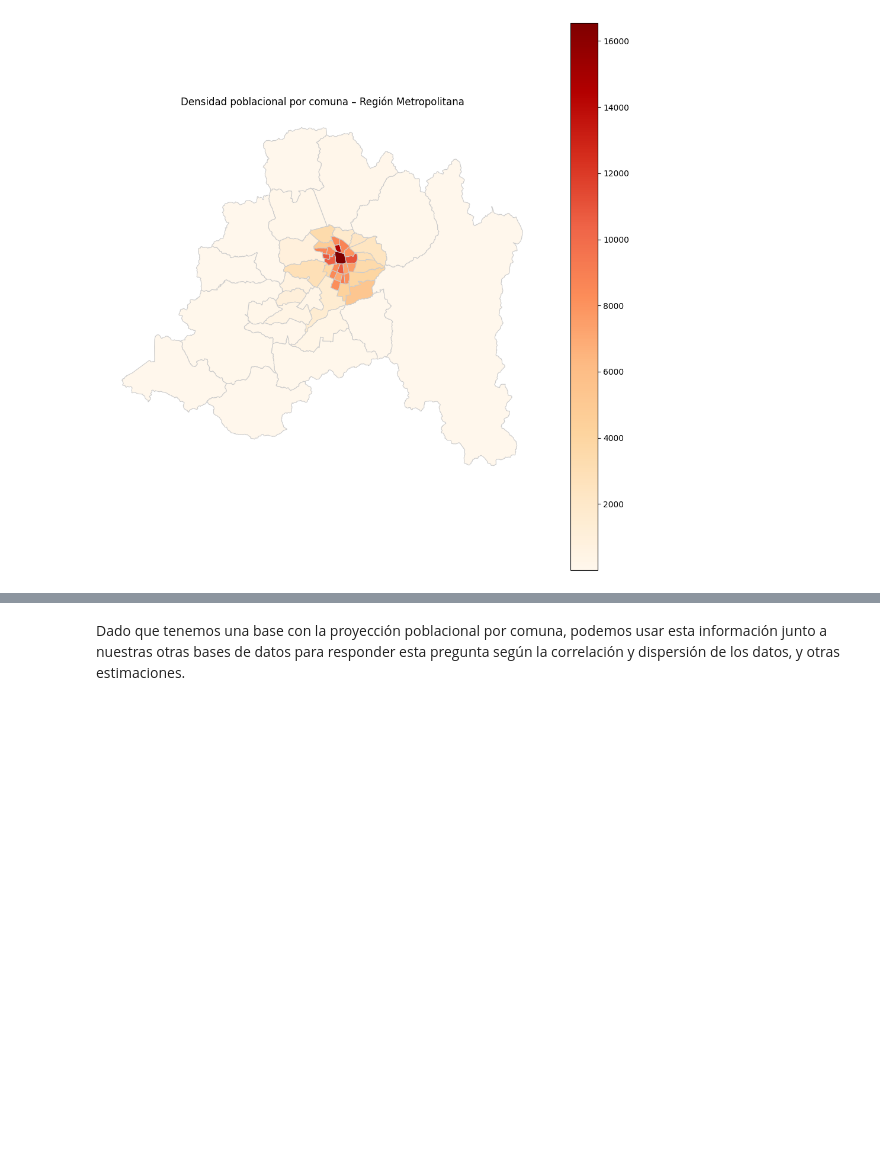
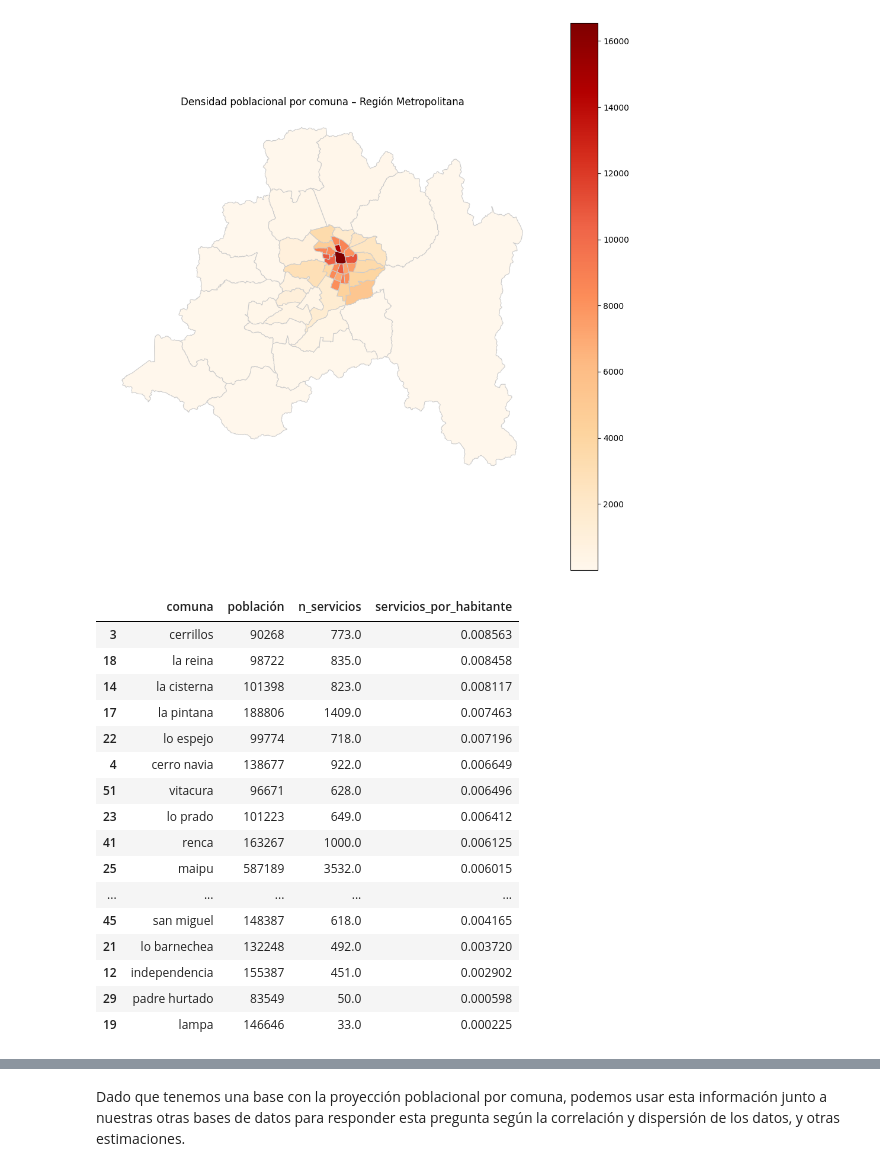
Before and after one commit to vpardoss/squadecaedro, a Jupyter notebook: notebooks/squadecaedro_propuesta.ipynb, the cells around one changed output, grey strips where cells are left out. Cells and saved outputs as stored; diff of their text form; code cells hidden in the pictures; blank space fills up the shorter version.

```diff
--- a/notebooks/squadecaedro_propuesta.ipynb
+++ b/notebooks/squadecaedro_propuesta.ipynb
@@ -167,0 +175,36 @@ plt.show()
+# %%
+import unicodedata
+# Apartamos las comunas con su respectiva población y estandarizamos los nombres de las comunas
+df_comunas = df_densidad[['comuna', 'población']].copy()
+df_comunas['comuna'] = (df_comunas['comuna'].str.normalize("NFD").str.encode("ascii", "ignore").str.decode("utf-8").str.lower())
+#Aplicamos la misma estandarización para la cantidad de micros por comuna
+df_grouped['comuna'] = (df_grouped['comuna'].str.normalize("NFD").str.encode("ascii", "ignore").str.decode("utf-8").str.lower())
+
+#Unimos
+df_unido = df_comunas.merge(df_grouped, on="comuna", how="outer")
+
+#Botamos filas que no corresponden a Santiago
+df_unido = df_unido.dropna(subset=["n_servicios", "población"])
+
+#
+df_unido["servicios_por_habitante"] = df_unido["n_servicios"] / df_unido["población"]
+df_unido = df_unido.sort_values(by = "servicios_por_habitante", ascending = False)
+df_unido
+# %% [output]
+|  | comuna | población | n_servicios | servicios_por_habitante |
+| 3 | cerrillos | 90268 | 773.0 | 0.008563 |
+| 18 | la reina | 98722 | 835.0 | 0.008458 |
+| 14 | la cisterna | 101398 | 823.0 | 0.008117 |
+| 17 | la pintana | 188806 | 1409.0 | 0.007463 |
+| 22 | lo espejo | 99774 | 718.0 | 0.007196 |
+| 4 | cerro navia | 138677 | 922.0 | 0.006649 |
+| 51 | vitacura | 96671 | 628.0 | 0.006496 |
+| 23 | lo prado | 101223 | 649.0 | 0.006412 |
+| 41 | renca | 163267 | 1000.0 | 0.006125 |
+| 25 | maipu | 587189 | 3532.0 | 0.006015 |
+| ... | ... | ... | ... | ... |
+| 45 | san miguel | 148387 | 618.0 | 0.004165 |
+| 21 | lo barnechea | 132248 | 492.0 | 0.003720 |
+| 12 | independencia | 155387 | 451.0 | 0.002902 |
+| 29 | padre hurtado | 83549 | 50.0 | 0.000598 |
+| 19 | lampa | 146646 | 33.0 | 0.000225 |
```
Also changed, not shown: parts of 5 cells of this notebook.
